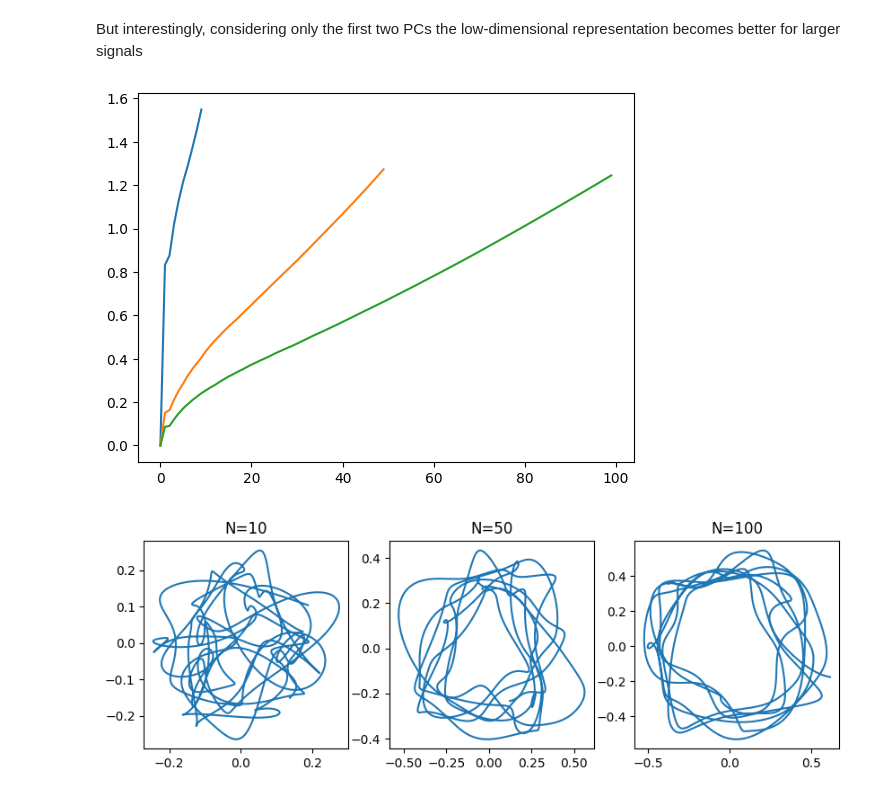
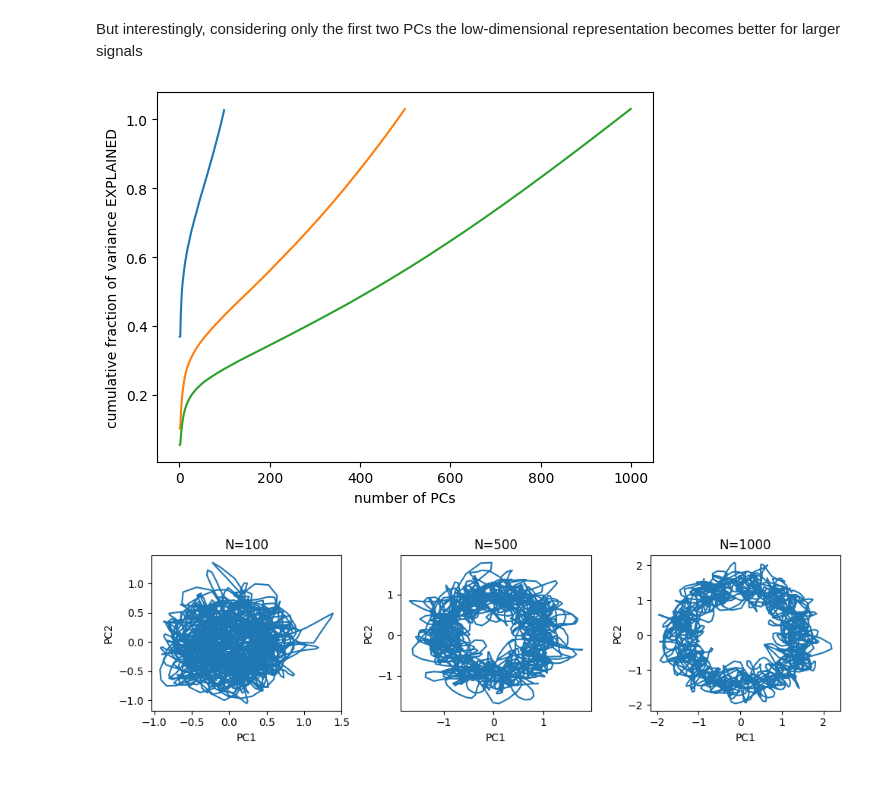
Before and after one commit to zierenberg/neural_manifolds, a Jupyter notebook: notebooks/example_PCA.ipynb, the cells around one changed output. Saved outputs shown, nothing was run; the diff lists cells and outputs as text; code cells hidden in the pictures.

```diff
--- a/notebooks/example_PCA.ipynb
+++ b/notebooks/example_PCA.ipynb
@@ -92,4 +92,6 @@ Bin spikes in windows of size 30ms, take the square root and then blur with a ga
 # %%
-time, signal = nm.test_data.signals.smooth_spikes(spikes, bin_width = 0.03, std_gaussian = 0.5, sampling_width=0.03, sqrt=True)
+time, signal = nm.test_data.signals.smooth_spikes(spikes, bin_width = 0.03, std_gaussian = 0.05, sampling_width=0.03, sqrt=True)
 plt.plot(time, signal.T);
+plt.xlabel("time")
+plt.ylabel("signal")
 # %% [output]
@@ -126,7 +129,7 @@ Comparison between different input stream sizes
 def fit_pca(times,rates):
     rates_object = dict(times=t, rates=rates)
     spikes = nm.test_data.inhomogenous_poisson_spikes(rates_object)
-    _, signal = nm.test_data.signals.smooth_spikes(spikes, bin_width = 0.03, std_gaussian = 0.5, sampling_width=0.03, sqrt=True)
+    _, signal = nm.test_data.signals.smooth_spikes(spikes, bin_width = 0.03, std_gaussian = 0.05, sampling_width=0.03, sqrt=True)
     signal_train = signal[:,:signal.shape[1]//4*4]
     signal_test = signal[:,signal.shape[1]//4:]
     pca = PCA()
@@ -136,7 +139,7 @@ def fit_pca(times,rates):
 pcas=dict()
 signals=dict()
 
-for N in [10,50,100]:
+for N in [100,500,1000]:
     pca, signal = fit_pca(t,firing_rates(latent_model, t, N))
     pcas[f"{N}"]   = pca
     signals[f"{N}"] = signal
@@ -169,16 +172,20 @@ for (i,key) in enumerate(pcas.keys()):
     for i in np.arange(1,data.shape[1]):
         variance_explained[i] = var_total/np.var(data[:,:i])
     plt.plot(variance_explained, label=f"N{key}")
+plt.xlabel('number of PCs')
+plt.ylabel('cumulative fraction of variance EXPLAINED')
 plt.show()
 # %% [output]
-[figure, old version]
+[figure, new version]
 # %%
 f, axes = plt.subplots(1,3,figsize=((10,3)))
 for (i,key) in enumerate(pcas.keys()):
     signal_low_dim = pcas[key].transform(signals[key].T)[:,:2]
     axes[i].plot(signal_low_dim[:,0],signal_low_dim[:,1], label=f"N={key}")
     axes[i].title.set_text(f"N={key}")
-
+    axes[i].set_xlabel("PC1")
+    axes[i].set_ylabel("PC2")
+plt.tight_layout()
 plt.show()
 # %% [output]
-[figure, old version]
+[figure, new version]
```
Also changed, not shown: parts of 6 cells of this notebook.
